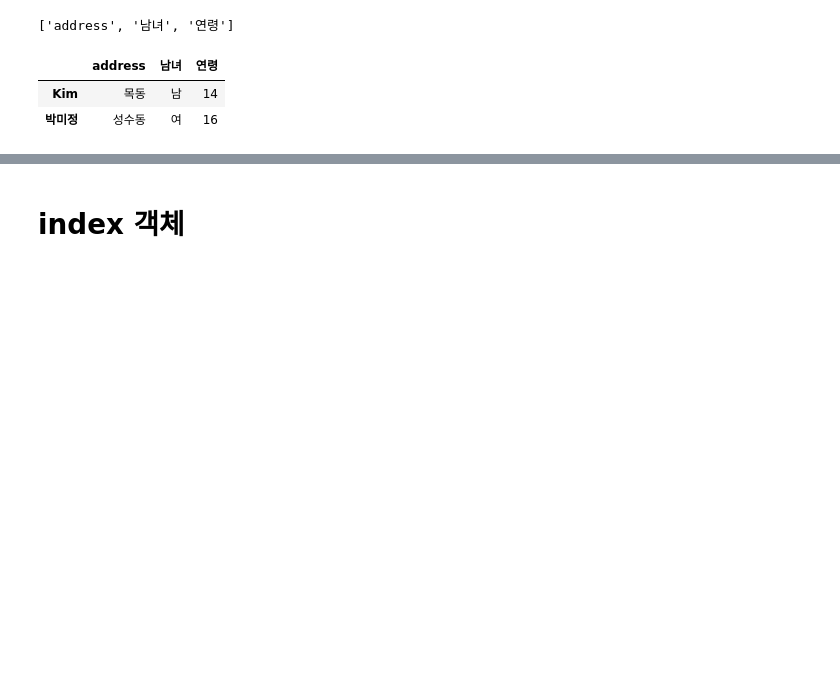
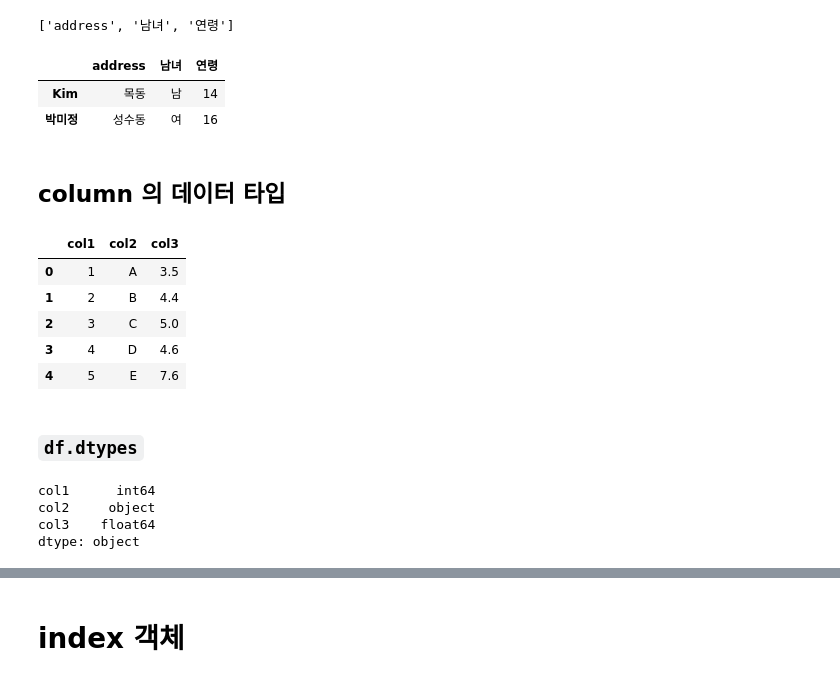
Before and after one commit to SeWonKwon/Pandas-Numpy, a Jupyter notebook: A05_Pandas Dtypes Index & Column.ipynb, the cells around one changed output, grey strips where cells are left out. Cells and saved outputs as stored; diff of their text form; code cells hidden in the pictures; blank space fills up the shorter version.

```diff
--- a/A05_Pandas Dtypes Index & Column.ipynb
+++ b/A05_Pandas Dtypes Index & Column.ipynb
@@ -108,3 +112,26 @@ df
 |  | address | 남녀 | 연령 |
 | Kim | 목동 | 남 | 14 |
 | 박미정 | 성수동 | 여 | 16 |
+# %% [markdown]
+## column 의 데이터 타입
+# %%
+df = pd.DataFrame({'col1': [1, 2, 3, 4, 5],
+                   'col2': ['A', 'B', 'C', 'D', 'E'],
+                   'col3': [3.5, 4.4, 5., 4.6, 7.6]})
+df
+# %% [output]
+|  | col1 | col2 | col3 |
+| 0 | 1 | A | 3.5 |
+| 1 | 2 | B | 4.4 |
+| 2 | 3 | C | 5.0 |
+| 3 | 4 | D | 4.6 |
+| 4 | 5 | E | 7.6 |
+# %% [markdown]
+### `df.dtypes`
+# %%
+df.dtypes
+# %% [output]
+col1      int64
+col2     object
+col3    float64
+dtype: object
```
Also changed, not shown: parts of 20 cells of this notebook.
